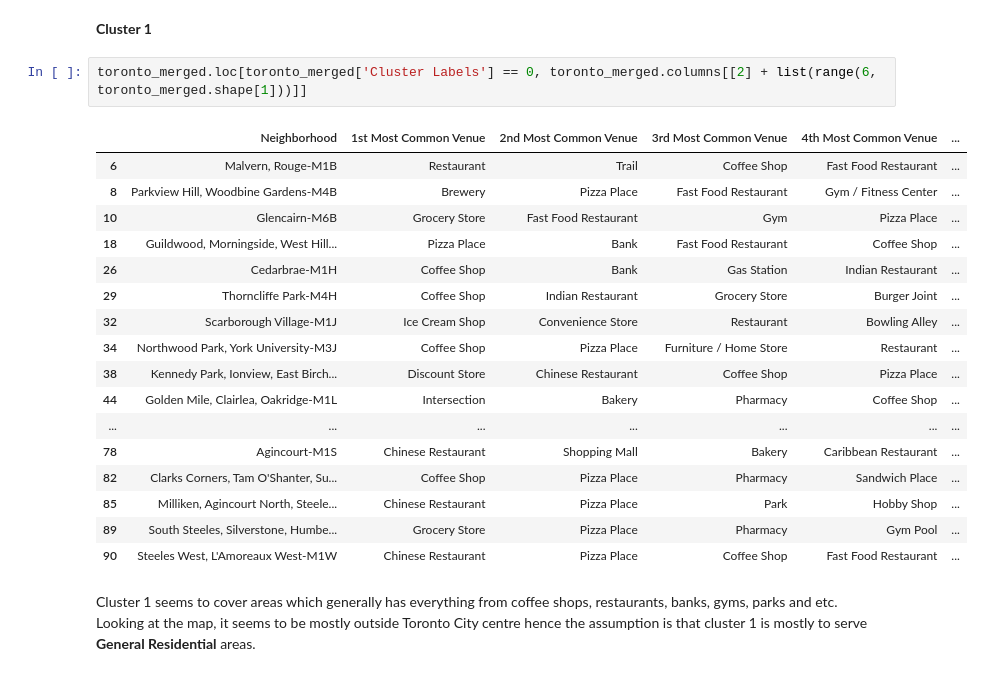
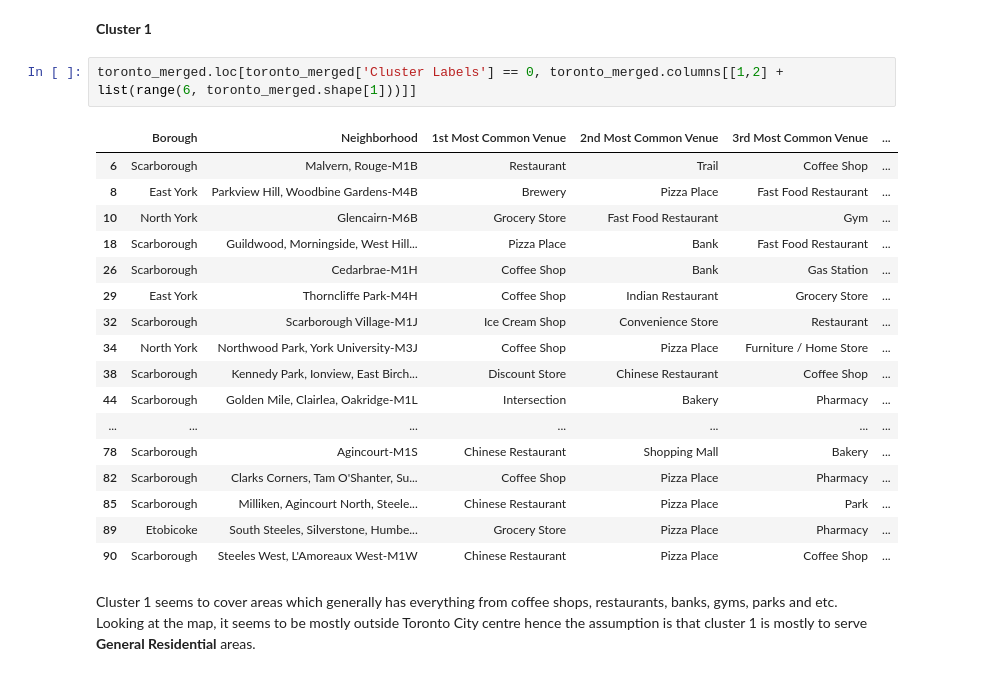
Before and after one commit to chiew-seng-chun/Coursera_IBM_Capstone, a Jupyter notebook: Week_3_Submission.ipynb, the cells around one changed output. Saved outputs shown, nothing was run; the diff lists cells and outputs as text.

```diff
--- a/Week_3_Submission.ipynb
+++ b/Week_3_Submission.ipynb
@@ -610,25 +610,25 @@ map_clusters
 # %% [markdown]
 __Cluster 1__
 # %%
-toronto_merged.loc[toronto_merged['Cluster Labels'] == 0, toronto_merged.columns[[2] + list(range(6, toronto_merged.shape[1]))]]
+toronto_merged.loc[toronto_merged['Cluster Labels'] == 0, toronto_merged.columns[[1,2] + list(range(6, toronto_merged.shape[1]))]]
 # %% [output]
-|  | Neighborhood | 1st Most Common Venue | 2nd Most Common Venue | 3rd Most Common Venue | 4th Most Common Venue | ... |
-| 6 | Malvern, Rouge-M1B | Restaurant | Trail | Coffee Shop | Fast Food Restaurant | ... |
-| 8 | Parkview Hill, Woodbine Gardens-M4B | Brewery | Pizza Place | Fast Food Restaurant | Gym / Fitness Center | ... |
-| 10 | Glencairn-M6B | Grocery Store | Fast Food Restaurant | Gym | Pizza Place | ... |
-| 18 | Guildwood, Morningside, West Hill... | Pizza Place | Bank | Fast Food Restaurant | Coffee Shop | ... |
-| 26 | Cedarbrae-M1H | Coffee Shop | Bank | Gas Station | Indian Restaurant | ... |
-| 29 | Thorncliffe Park-M4H | Coffee Shop | Indian Restaurant | Grocery Store | Burger Joint | ... |
-| 32 | Scarborough Village-M1J | Ice Cream Shop | Convenience Store | Restaurant | Bowling Alley | ... |
-| 34 | Northwood Park, York University-M3J | Coffee Shop | Pizza Place | Furniture / Home Store | Restaurant | ... |
-| 38 | Kennedy Park, Ionview, East Birch... | Discount Store | Chinese Restaurant | Coffee Shop | Pizza Place | ... |
-| 44 | Golden Mile, Clairlea, Oakridge-M1L | Intersection | Bakery | Pharmacy | Coffee Shop | ... |
+|  | Borough | Neighborhood | 1st Most Common Venue | 2nd Most Common Venue | 3rd Most Common Venue | ... |
+| 6 | Scarborough | Malvern, Rouge-M1B | Restaurant | Trail | Coffee Shop | ... |
+| 8 | East York | Parkview Hill, Woodbine Gardens-M4B | Brewery | Pizza Place | Fast Food Restaurant | ... |
+| 10 | North York | Glencairn-M6B | Grocery Store | Fast Food Restaurant | Gym | ... |
+| 18 | Scarborough | Guildwood, Morningside, West Hill... | Pizza Place | Bank | Fast Food Restaurant | ... |
+| 26 | Scarborough | Cedarbrae-M1H | Coffee Shop | Bank | Gas Station | ... |
+| 29 | East York | Thorncliffe Park-M4H | Coffee Shop | Indian Restaurant | Grocery Store | ... |
+| 32 | Scarborough | Scarborough Village-M1J | Ice Cream Shop | Convenience Store | Restaurant | ... |
+| 34 | North York | Northwood Park, York University-M3J | Coffee Shop | Pizza Place | Furniture / Home Store | ... |
+| 38 | Scarborough | Kennedy Park, Ionview, East Birch... | Discount Store | Chinese Restaurant | Coffee Shop | ... |
+| 44 | Scarborough | Golden Mile, Clairlea, Oakridge-M1L | Intersection | Bakery | Pharmacy | ... |
 | ... | ... | ... | ... | ... | ... | ... |
-| 78 | Agincourt-M1S | Chinese Restaurant | Shopping Mall | Bakery | Caribbean Restaurant | ... |
-| 82 | Clarks Corners, Tam O'Shanter, Su... | Coffee Shop | Pizza Place | Pharmacy | Sandwich Place | ... |
-| 85 | Milliken, Agincourt North, Steele... | Chinese Restaurant | Pizza Place | Park | Hobby Shop | ... |
-| 89 | South Steeles, Silverstone, Humbe... | Grocery Store | Pizza Place | Pharmacy | Gym Pool | ... |
-| 90 | Steeles West, L'Amoreaux West-M1W | Chinese Restaurant | Pizza Place | Coffee Shop | Fast Food Restaurant | ... |
+| 78 | Scarborough | Agincourt-M1S | Chinese Restaurant | Shopping Mall | Bakery | ... |
+| 82 | Scarborough | Clarks Corners, Tam O'Shanter, Su... | Coffee Shop | Pizza Place | Pharmacy | ... |
+| 85 | Scarborough | Milliken, Agincourt North, Steele... | Chinese Restaurant | Pizza Place | Park | ... |
+| 89 | Etobicoke | South Steeles, Silverstone, Humbe... | Grocery Store | Pizza Place | Pharmacy | ... |
+| 90 | Scarborough | Steeles West, L'Amoreaux West-M1W | Chinese Restaurant | Pizza Place | Coffee Shop | ... |
 # %% [markdown]
 Cluster 1 seems to cover areas which generally has everything from coffee shops, restaurants, banks, gyms, parks and etc. Looking at the map, it seems to be mostly outside Toronto City centre hence the assumption is that cluster 1 is mostly to serve __General Residential__ areas.
 # %% [markdown]
```
Also changed, not shown: parts of 5 cells of this notebook.
